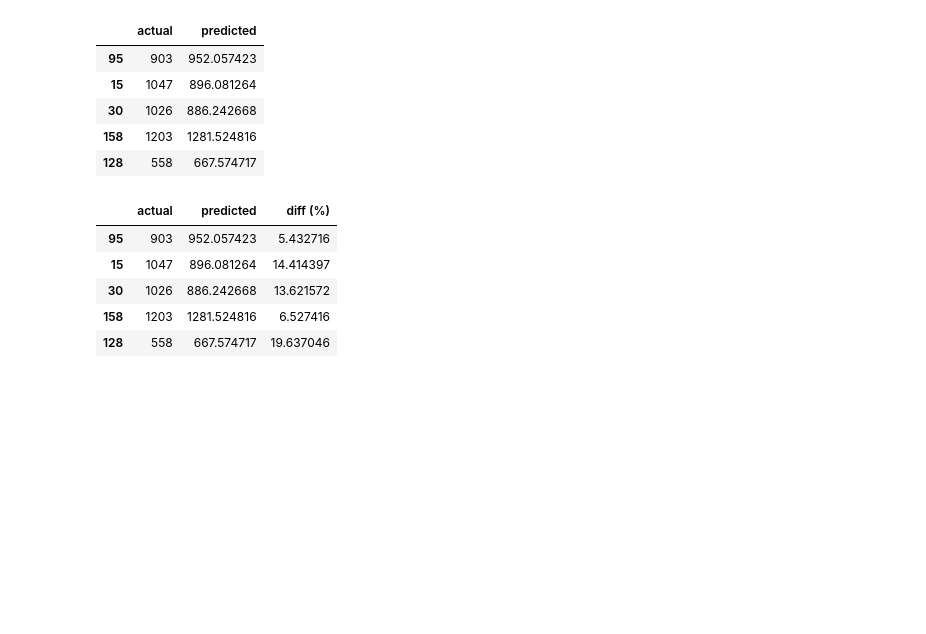
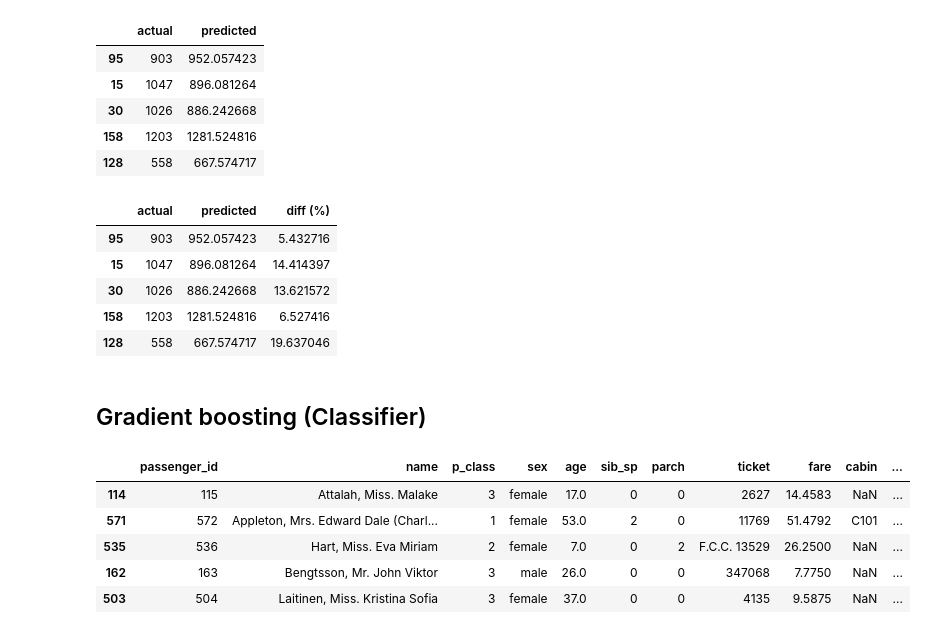
Before and after one commit to rupeshkumarp/ML, a Jupyter notebook: ensemble/boosting.ipynb, the cells around one changed output. Saved outputs shown, nothing was run; the diff lists cells and outputs as text; code cells hidden in the pictures; blank space fills up the shorter version.

```diff
--- a/ensemble/boosting.ipynb
+++ b/ensemble/boosting.ipynb
@@ -188,3 +190,15 @@ df_ev.head()
 | 30 | 1026 | 886.242668 | 13.621572 |
 | 158 | 1203 | 1281.524816 | 6.527416 |
 | 128 | 558 | 667.574717 | 19.637046 |
+# %% [markdown]
+## Gradient boosting (Classifier)
+# %%
+df=pd.read_csv('data/titanic.csv')
+df.sample(5)
+# %% [output]
+|  | passenger_id | name | p_class | sex | age | sib_sp | parch | ticket | fare | cabin | ... |
+| 114 | 115 | Attalah, Miss. Malake | 3 | female | 17.0 | 0 | 0 | 2627 | 14.4583 | NaN | ... |
+| 571 | 572 | Appleton, Mrs. Edward Dale (Charl... | 1 | female | 53.0 | 2 | 0 | 11769 | 51.4792 | C101 | ... |
+| 535 | 536 | Hart, Miss. Eva Miriam | 2 | female | 7.0 | 0 | 2 | F.C.C. 13529 | 26.2500 | NaN | ... |
+| 162 | 163 | Bengtsson, Mr. John Viktor | 3 | male | 26.0 | 0 | 0 | 347068 | 7.7750 | NaN | ... |
+| 503 | 504 | Laitinen, Miss. Kristina Sofia | 3 | female | 37.0 | 0 | 0 | 4135 | 9.5875 | NaN | ... |
```
Also changed, not shown: parts of 17 cells of this notebook.
